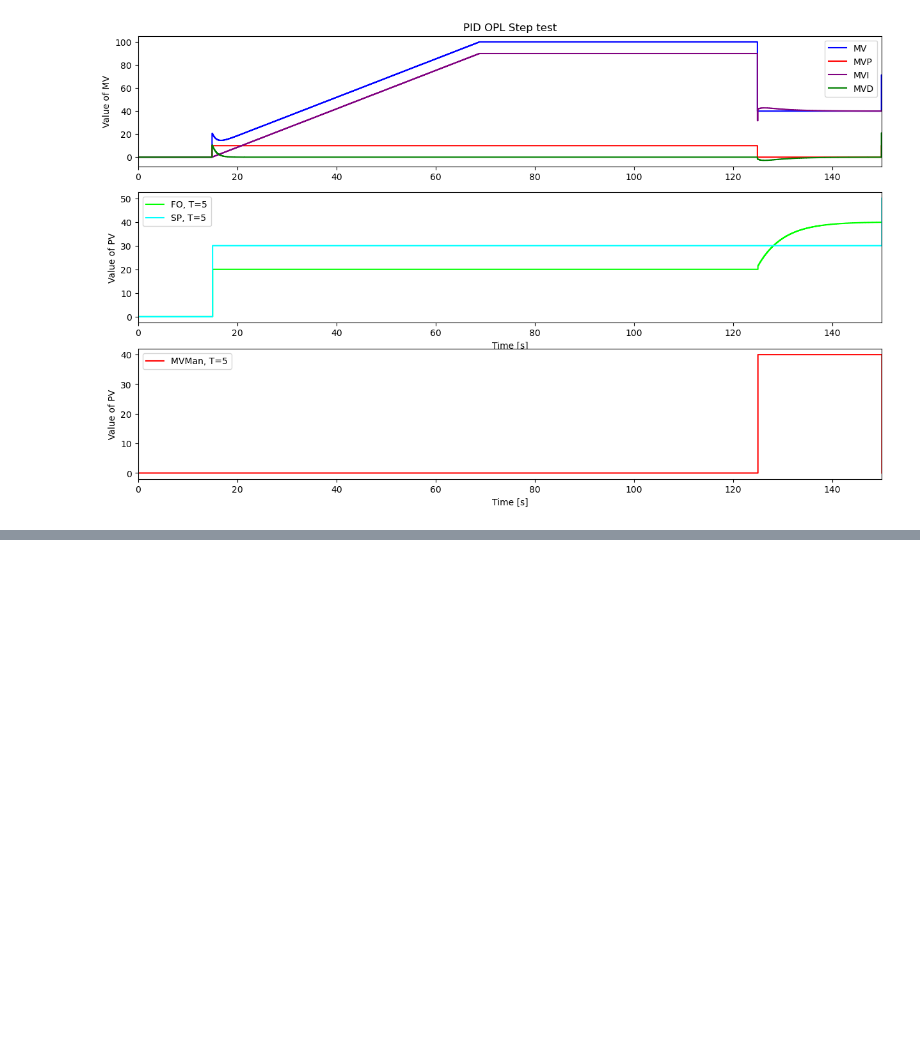
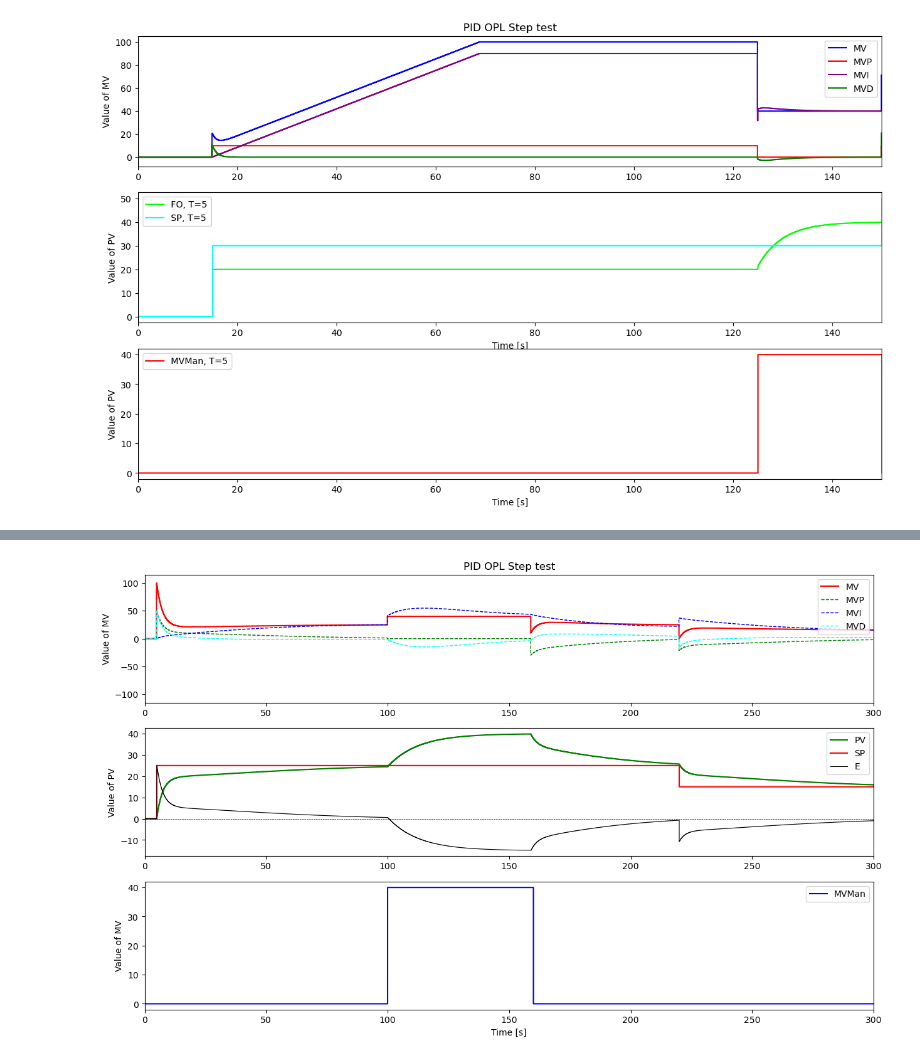
Before and after one commit to ARTHURVANBELLE/Control_Theory, a Jupyter notebook: package_LAB.ipynb, the cells around one changed output, grey strips where cells are left out. Cells and saved outputs as stored; diff of their text form; code cells hidden in the pictures; blank space fills up the shorter version.

```diff
--- a/package_LAB.ipynb
+++ b/package_LAB.ipynb
@@ -261,0 +319,89 @@ plt.xlim([0, TSim])
+# %%
+TSim = 300
+Ts = 0.1
+N = int(TSim/Ts) + 1
+
+# Path for SP & MVMan
+SPPath = {0:0, 5:25, 220:15, TSim:15}
+MVManPath = {0:0, 100:40, 160:0, TSim:0}
+ManPath = {0:False, 100:True, 159:False, TSim:False}
+
+t = []
+MV = [0]
+SP = []
+PV = []
+Man = []
+MVMan = []
+MVFF = [0]
+MVP = []
+MVI = []
+MVD = []
+
+
+# Parameters
+Kp = 1
+alpha = 1
+theta = 5
+MVMin = 0
+MVMax = 100
+E = []
+ManFF=False
+PVInit=0
+method='EBD-EBD'
+
+T1 = 15
+T2 = 10
+T1p = 25
+gamma = 0.5
+
+[Kc, Ti, Td, Tclp] = IMC_Tuning(T1, T2, T1p, gamma, Kp)
+
+print(Kc)
+print(Ti)
+print(Td)
+print(Tclp)
+
+
+
+for i in range(0,N):
+    t.append(i*Ts)
+    SelectPath_RT(SPPath,t,SP)
+    SelectPath_RT(MVManPath,t,MVMan)
+    SelectPath_RT(ManPath,t,Man)
+
+    PID_RT(SP, PV, Man, MVMan, MVFF, Kc, Ti, Td, alpha, Ts, MVMin, MVMax, MV, MVP, MVI, MVD, E, ManFF)
+
+    FO_RT(MV,Kp,Tclp,Ts,PV)
+
+
+
+plt.figure(figsize = (15,9))
+
+plt.subplot(3,1,1)
+plt.step(t,MV,'r-',label='MV',where='pre')
+plt.step(t,MVP,'green',label='MVP',where='pre', ls = '--', linewidth = '1' )
+plt.step(t,MVI,'blue',label='MVI',where='pre', ls = '--', linewidth = '1')
+plt.step(t,MVD,'cyan',label='MVD',where='pre', ls = '--', linewidth = '1')
+#plt.plot(MVI, ls = ':')
+plt.ylabel('Value of MV')
+plt.title('PID OPL Step test')
+plt.legend(loc="upper right", bbox_to_anchor=(1,1))
+plt.xlim([0, TSim])
+plt.ylim([-115,115])
+
+plt.subplot(3,1,2)
+plt.step(t,PV,'-g', label='PV',where='post')
+plt.step(t,SP,'-r', label='SP',where='post')
+plt.step(t,E,'black', label='E',where='post', linewidth = 0.8)
+plt.axhline(y=0, color='black',linestyle='--', linewidth = 0.5)
+plt.ylabel('Value of PV')
+plt.legend(loc="upper right", bbox_to_anchor=(1,1))
+plt.xlim([0, TSim])
+
+plt.subplot(3,1,3)
+plt.step(t,MVMan,'-b', label='MVMan',where='post')
+plt.ylabel('Value of MV')
+plt.xlabel('Time [s]')
+plt.legend(loc='best')
+plt.xlim([0, TSim])
+# %% [output]
@@ -261,0 +413 @@ plt.xlim([0, TSim])
+[figure, added]
```
Also changed, not shown: parts of 6 cells of this notebook, 4 other files.
